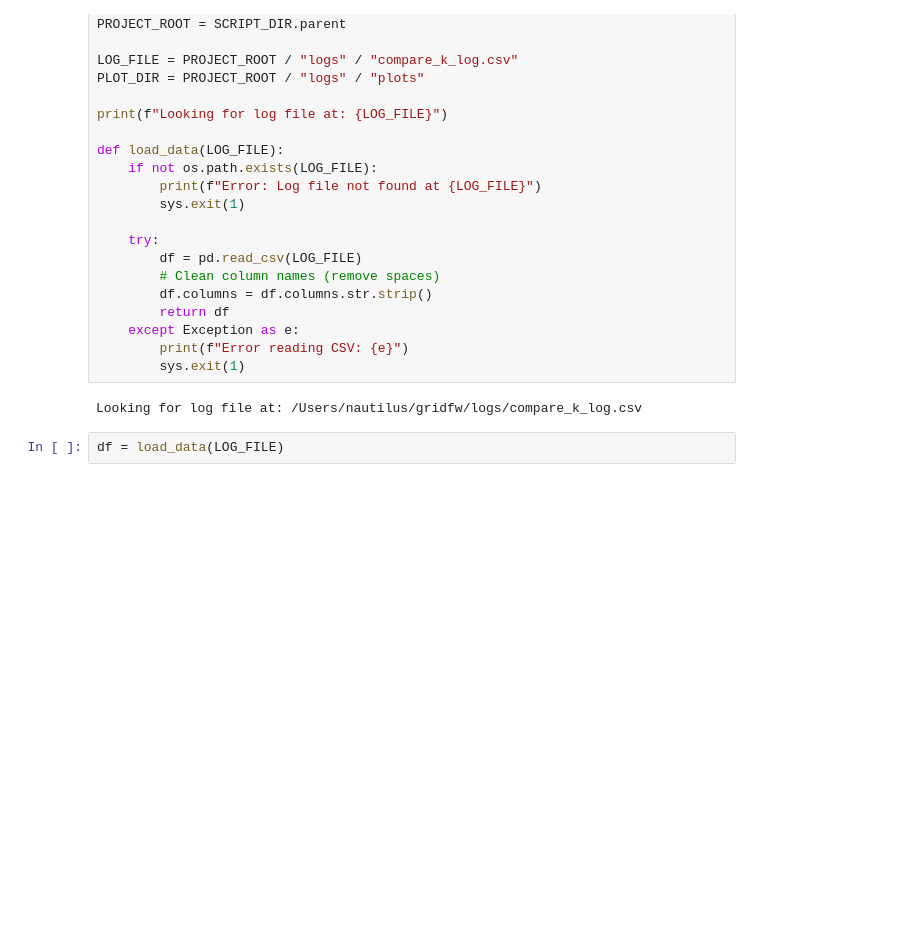
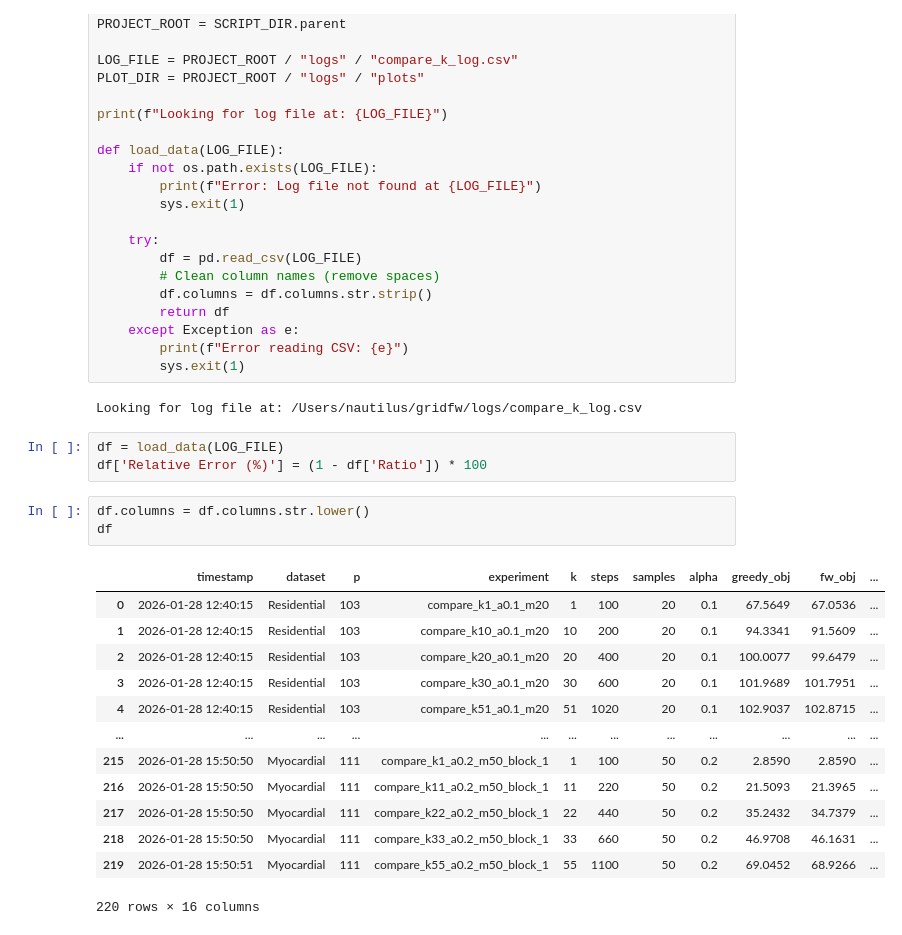
Before and after one commit to SnowHana/gridfw, a Jupyter notebook: scripts/plot_compare_k.ipynb, the cells around one changed output. Saved outputs shown, nothing was run; the diff lists cells and outputs as text; blank space fills up the shorter version.

```diff
--- a/scripts/plot_compare_k.ipynb
+++ b/scripts/plot_compare_k.ipynb
@@ -40,4 +40,22 @@ def load_data(LOG_FILE):
 Looking for log file at: /Users/nautilus/gridfw/logs/compare_k_log.csv
 # %%
 df = load_data(LOG_FILE)
+df['Relative Error (%)'] = (1 - df['Ratio']) * 100
+# %%
+df.columns = df.columns.str.lower()
+df
+# %% [output]
+|  | timestamp | dataset | p | experiment | k | steps | samples | alpha | greedy_obj | fw_obj | ... |
+| 0 | 2026-01-28 12:40:15 | Residential | 103 | compare_k1_a0.1_m20 | 1 | 100 | 20 | 0.1 | 67.5649 | 67.0536 | ... |
+| 1 | 2026-01-28 12:40:15 | Residential | 103 | compare_k10_a0.1_m20 | 10 | 200 | 20 | 0.1 | 94.3341 | 91.5609 | ... |
+| 2 | 2026-01-28 12:40:15 | Residential | 103 | compare_k20_a0.1_m20 | 20 | 400 | 20 | 0.1 | 100.0077 | 99.6479 | ... |
+| 3 | 2026-01-28 12:40:15 | Residential | 103 | compare_k30_a0.1_m20 | 30 | 600 | 20 | 0.1 | 101.9689 | 101.7951 | ... |
+| 4 | 2026-01-28 12:40:15 | Residential | 103 | compare_k51_a0.1_m20 | 51 | 1020 | 20 | 0.1 | 102.9037 | 102.8715 | ... |
+| ... | ... | ... | ... | ... | ... | ... | ... | ... | ... | ... | ... |
+| 215 | 2026-01-28 15:50:50 | Myocardial | 111 | compare_k1_a0.2_m50_block_1 | 1 | 100 | 50 | 0.2 | 2.8590 | 2.8590 | ... |
+| 216 | 2026-01-28 15:50:50 | Myocardial | 111 | compare_k11_a0.2_m50_block_1 | 11 | 220 | 50 | 0.2 | 21.5093 | 21.3965 | ... |
+| 217 | 2026-01-28 15:50:50 | Myocardial | 111 | compare_k22_a0.2_m50_block_1 | 22 | 440 | 50 | 0.2 | 35.2432 | 34.7379 | ... |
+| 218 | 2026-01-28 15:50:50 | Myocardial | 111 | compare_k33_a0.2_m50_block_1 | 33 | 660 | 50 | 0.2 | 46.9708 | 46.1631 | ... |
+| 219 | 2026-01-28 15:50:51 | Myocardial | 111 | compare_k55_a0.2_m50_block_1 | 55 | 1100 | 50 | 0.2 | 69.0452 | 68.9266 | ... |
+220 rows × 16 columns
 # %%
```
Also changed, not shown: parts of 3 cells of this notebook, 3 other files.
